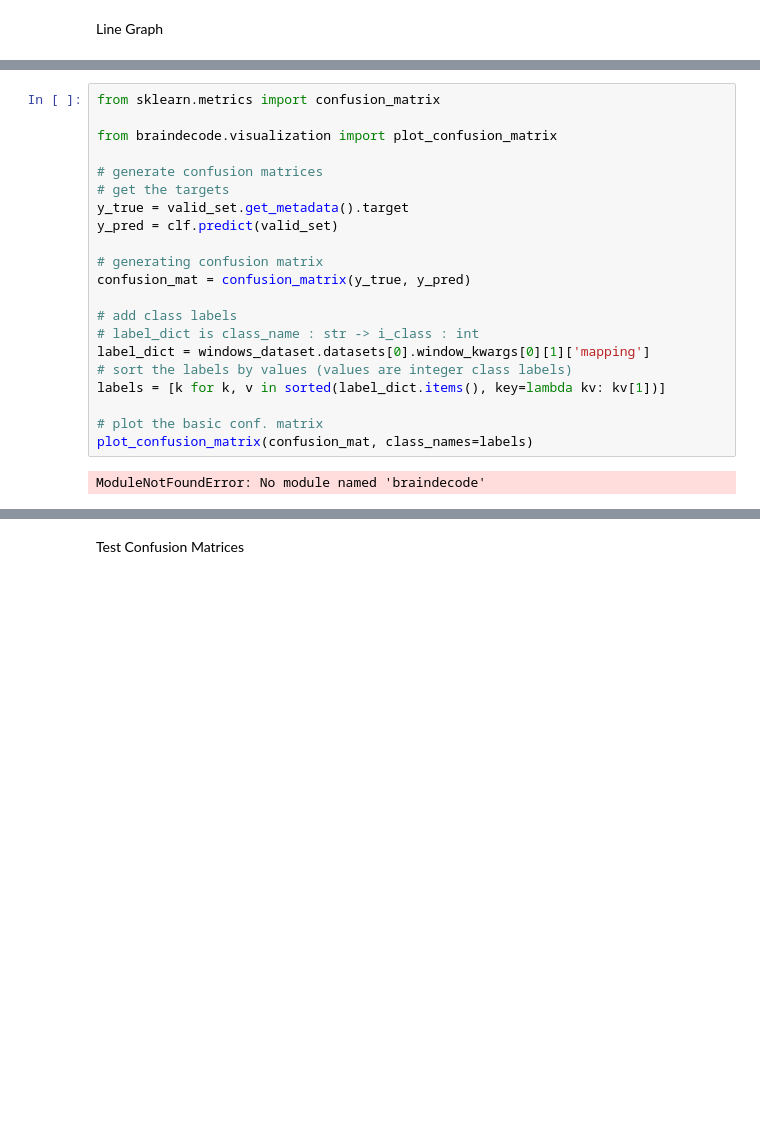
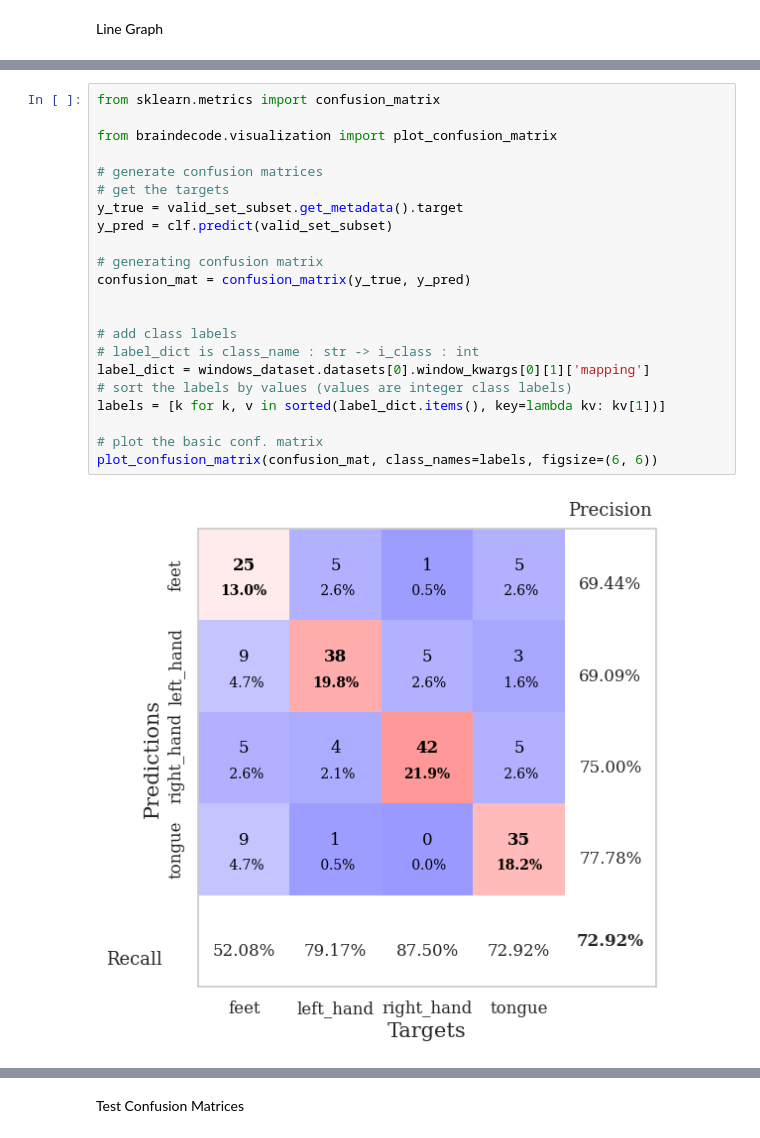
Before and after one commit to nickelodeon20/Test-Model-Performances, a Jupyter notebook: ShallowFBCSPNet_BCI_IV2a_data.ipynb, the cells around one changed output, grey strips where cells are left out. Cells and saved outputs as stored; diff of their text form; blank space fills up the shorter version.

```diff
--- a/ShallowFBCSPNet_BCI_IV2a_data.ipynb
+++ b/ShallowFBCSPNet_BCI_IV2a_data.ipynb
@@ -319,23 +383,24 @@ Training Confusion Matrices
 # %%
 from sklearn.metrics import confusion_matrix
 
 from braindecode.visualization import plot_confusion_matrix
 
 # generate confusion matrices
 # get the targets
-y_true = valid_set.get_metadata().target
-y_pred = clf.predict(valid_set)
+y_true = valid_set_subset.get_metadata().target
+y_pred = clf.predict(valid_set_subset)
 
 # generating confusion matrix
 confusion_mat = confusion_matrix(y_true, y_pred)
+
 
 # add class labels
 # label_dict is class_name : str -> i_class : int
 label_dict = windows_dataset.datasets[0].window_kwargs[0][1]['mapping']
 # sort the labels by values (values are integer class labels)
 labels = [k for k, v in sorted(label_dict.items(), key=lambda kv: kv[1])]
 
 # plot the basic conf. matrix
-plot_confusion_matrix(confusion_mat, class_names=labels)
+plot_confusion_matrix(confusion_mat, class_names=labels, figsize=(6, 6))
 # %% [output]
-ModuleNotFoundError: No module named 'braindecode'
+[figure, added]
```
Also changed, not shown: parts of 11 cells of this notebook.
